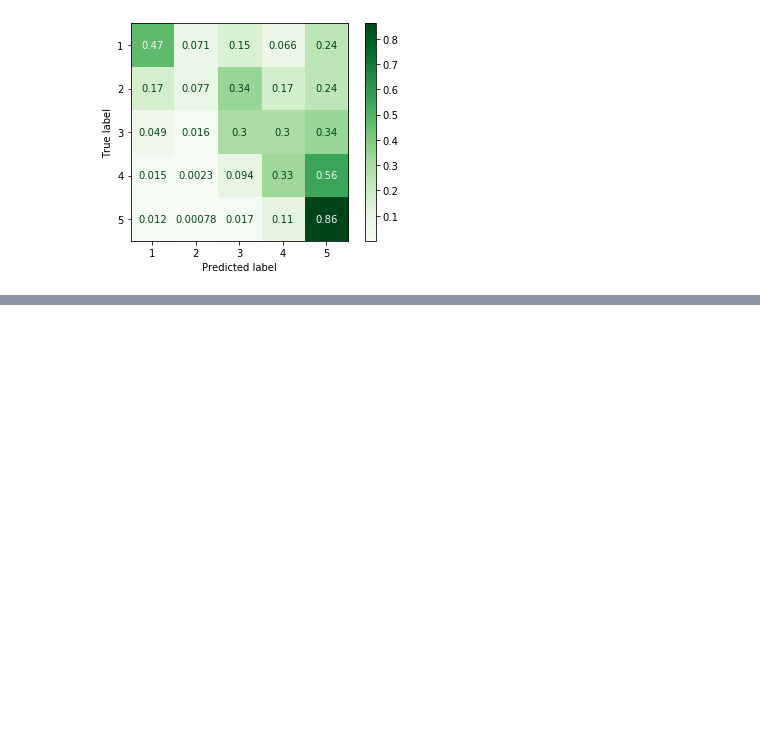
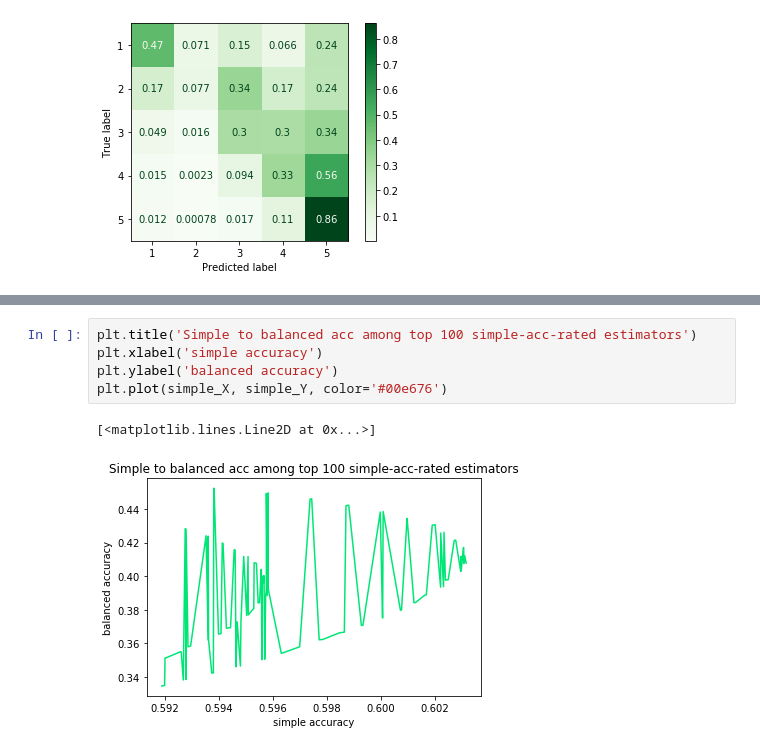
Before and after one commit to Asgavar/amazon-reviews, a Jupyter notebook: naive-bayes.ipynb, the cells around one changed output, grey strips where cells are left out. Drawn from its saved outputs; the diff is of its cells as text; blank space fills up the shorter version.

```diff
--- a/naive-bayes.ipynb
+++ b/naive-bayes.ipynb
@@ -204,0 +226,8 @@ SCORE: 0.4077921971996866
+# %%
+plt.title('Simple to balanced acc among top 100 simple-acc-rated estimators')
+plt.xlabel('simple accuracy')
+plt.ylabel('balanced accuracy')
+plt.plot(simple_X, simple_Y, color='#00e676')
+# %% [output]
+[<matplotlib.lines.Line2D at 0x...>]
+[figure, added]
```
Also changed, not shown: parts of 5 cells of this notebook.
